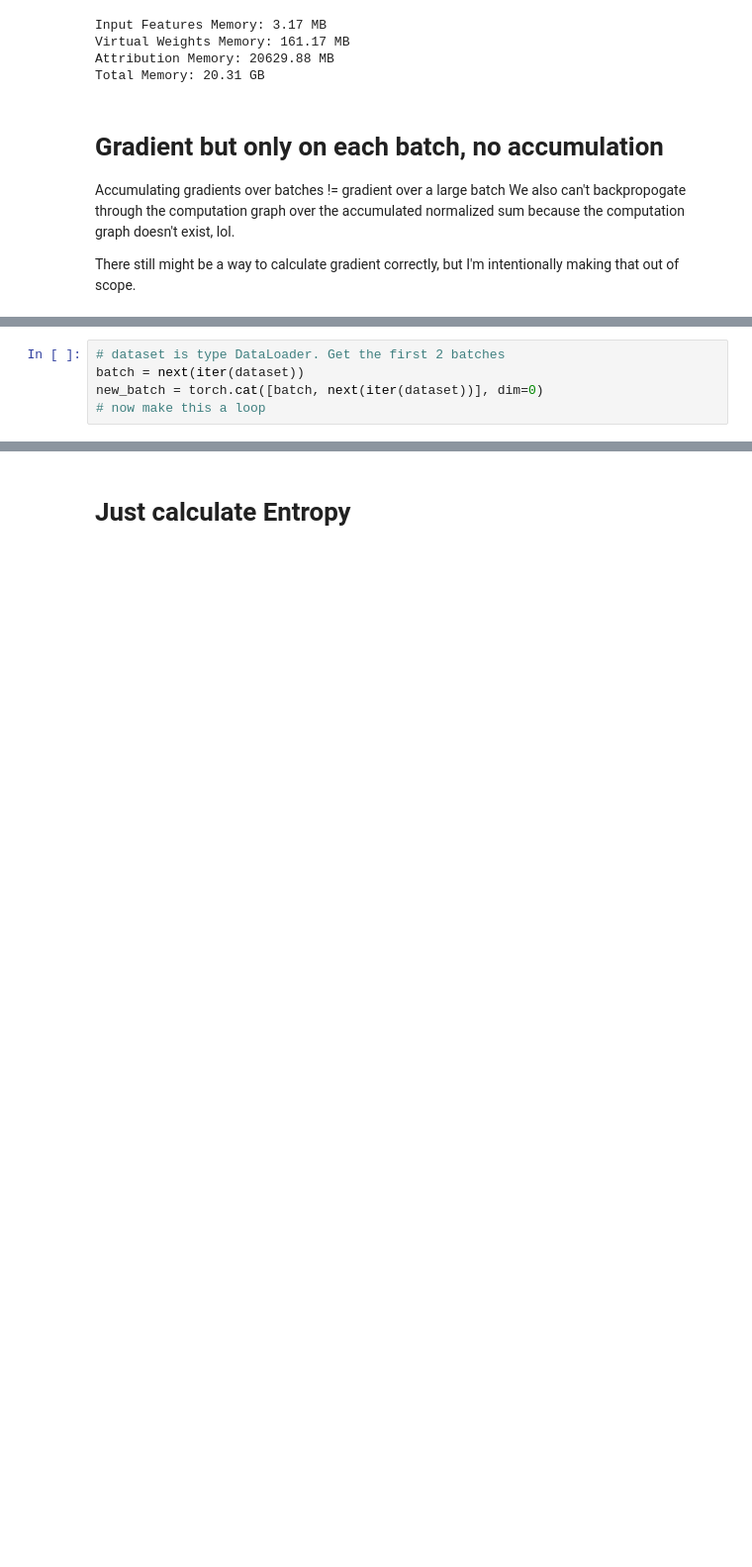
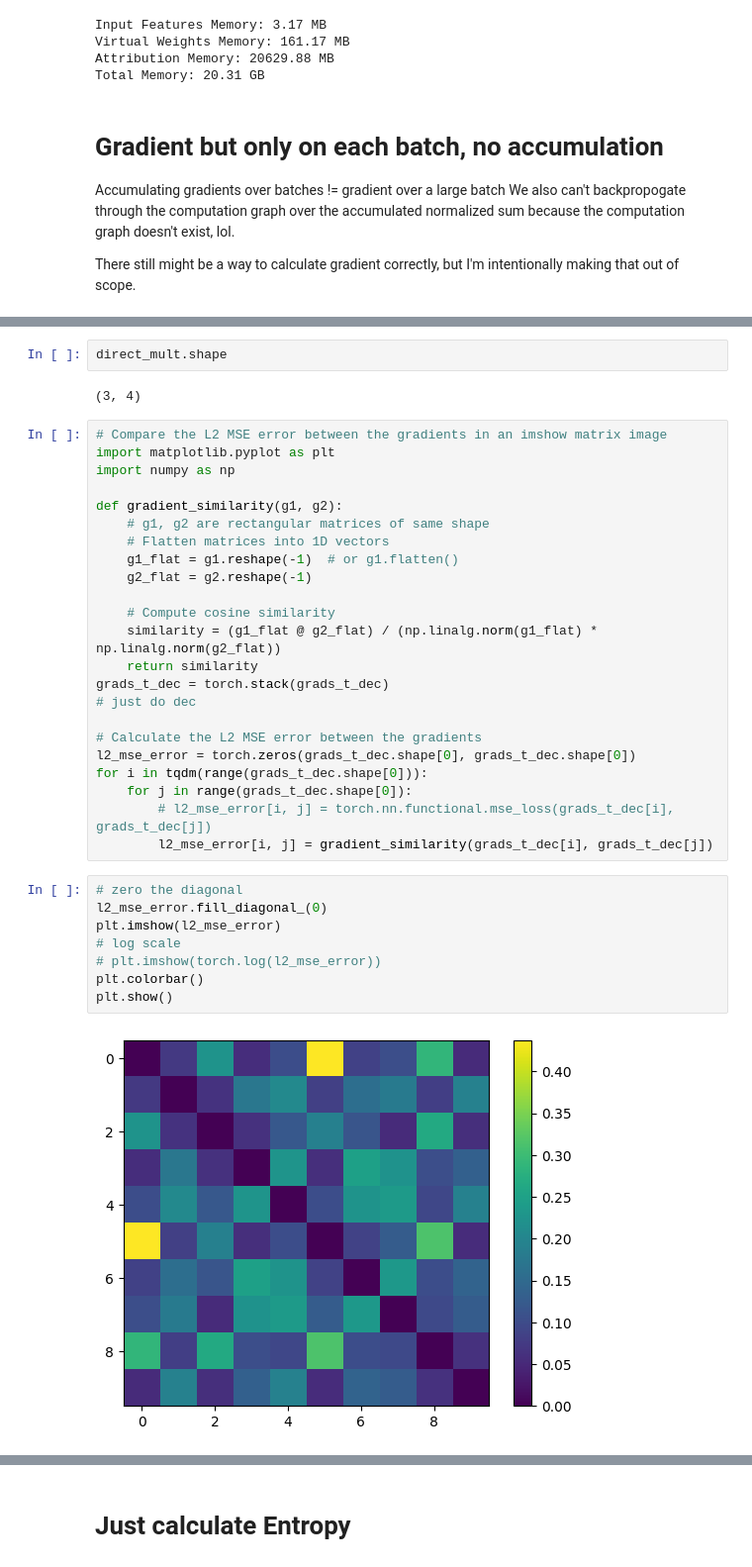
Before and after one commit to jannik-brinkmann/dictionary_learning, a Jupyter notebook: notebooks/sparse_attribution.ipynb, the cells around one changed output, grey strips where cells are left out. Shown at 99% size. Cells and saved outputs as stored; diff of their text form; blank space fills up the shorter version.

```diff
--- a/notebooks/sparse_attribution.ipynb
+++ b/notebooks/sparse_attribution.ipynb
@@ -306,5 +182,0 @@ RuntimeError: Trying to backward through the graph a second time (or directly ac
-# %%
-# dataset is type DataLoader. Get the first 2 batches
-batch = next(iter(dataset))
-new_batch = torch.cat([batch, next(iter(dataset))], dim=0)
-# now make this a loop
@@ -320,0 +759,37 @@ tensor(0, device='cuda:0')
+# %%
+direct_mult.shape
+# %% [output]
+(3, 4)
+# %%
+# Compare the L2 MSE error between the gradients in an imshow matrix image
+import matplotlib.pyplot as plt
+import numpy as np
+
+def gradient_similarity(g1, g2):
+    # g1, g2 are rectangular matrices of same shape
+    # Flatten matrices into 1D vectors
+    g1_flat = g1.reshape(-1)  # or g1.flatten()
+    g2_flat = g2.reshape(-1)
+
+    # Compute cosine similarity
+    similarity = (g1_flat @ g2_flat) / (np.linalg.norm(g1_flat) * np.linalg.norm(g2_flat))
+    return similarity
+grads_t_dec = torch.stack(grads_t_dec)
+# just do dec
+
+# Calculate the L2 MSE error between the gradients
+l2_mse_error = torch.zeros(grads_t_dec.shape[0], grads_t_dec.shape[0])
+for i in tqdm(range(grads_t_dec.shape[0])):
+    for j in range(grads_t_dec.shape[0]):
+        # l2_mse_error[i, j] = torch.nn.functional.mse_loss(grads_t_dec[i], grads_t_dec[j])
+        l2_mse_error[i, j] = gradient_similarity(grads_t_dec[i], grads_t_dec[j])
+# %%
+# zero the diagonal
+l2_mse_error.fill_diagonal_(0)
+plt.imshow(l2_mse_error)
+# log scale
+# plt.imshow(torch.log(l2_mse_error))
+plt.colorbar()
+plt.show()
+# %% [output]
+[figure, added]
```
Also changed, not shown: parts of 28 cells of this notebook.
